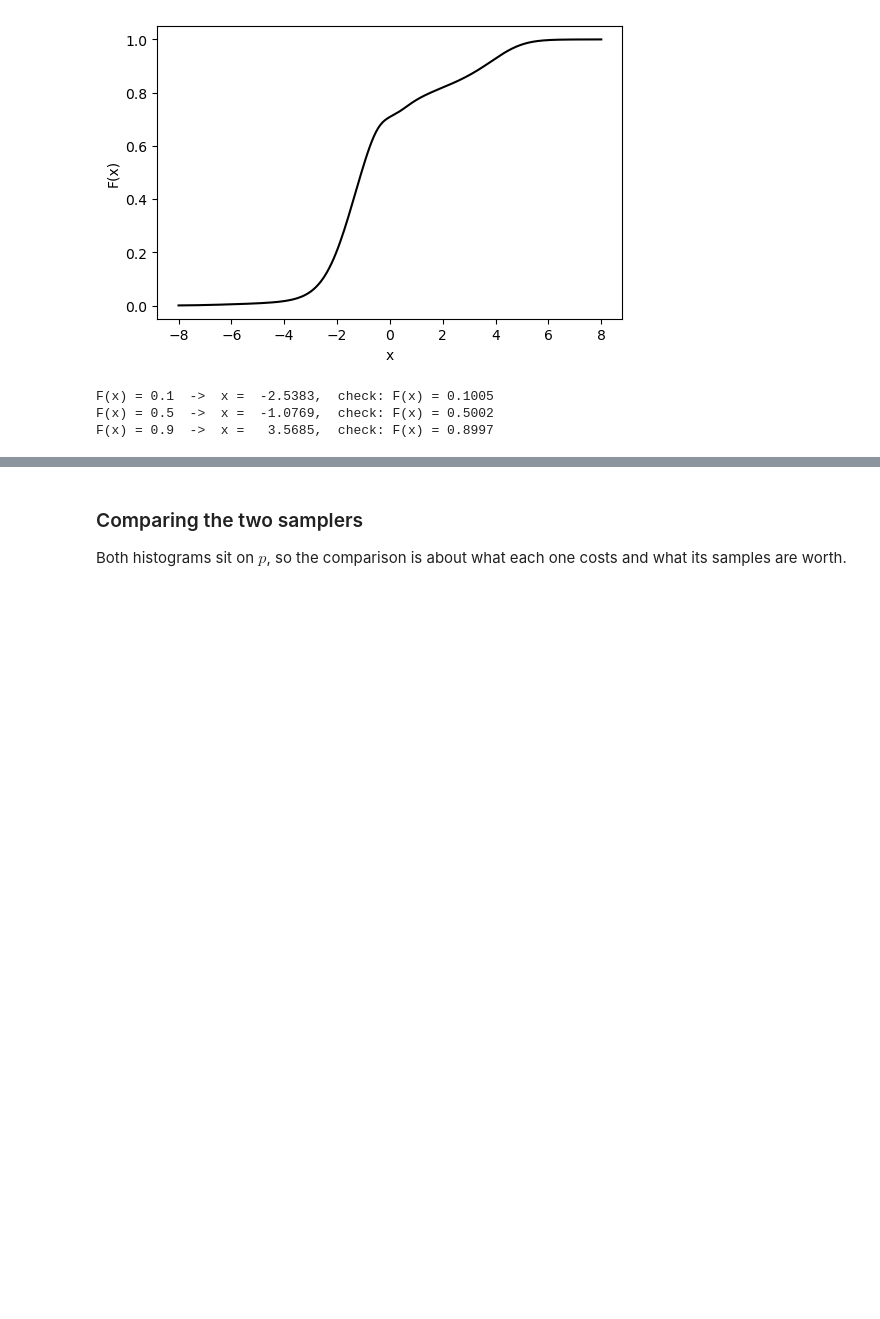
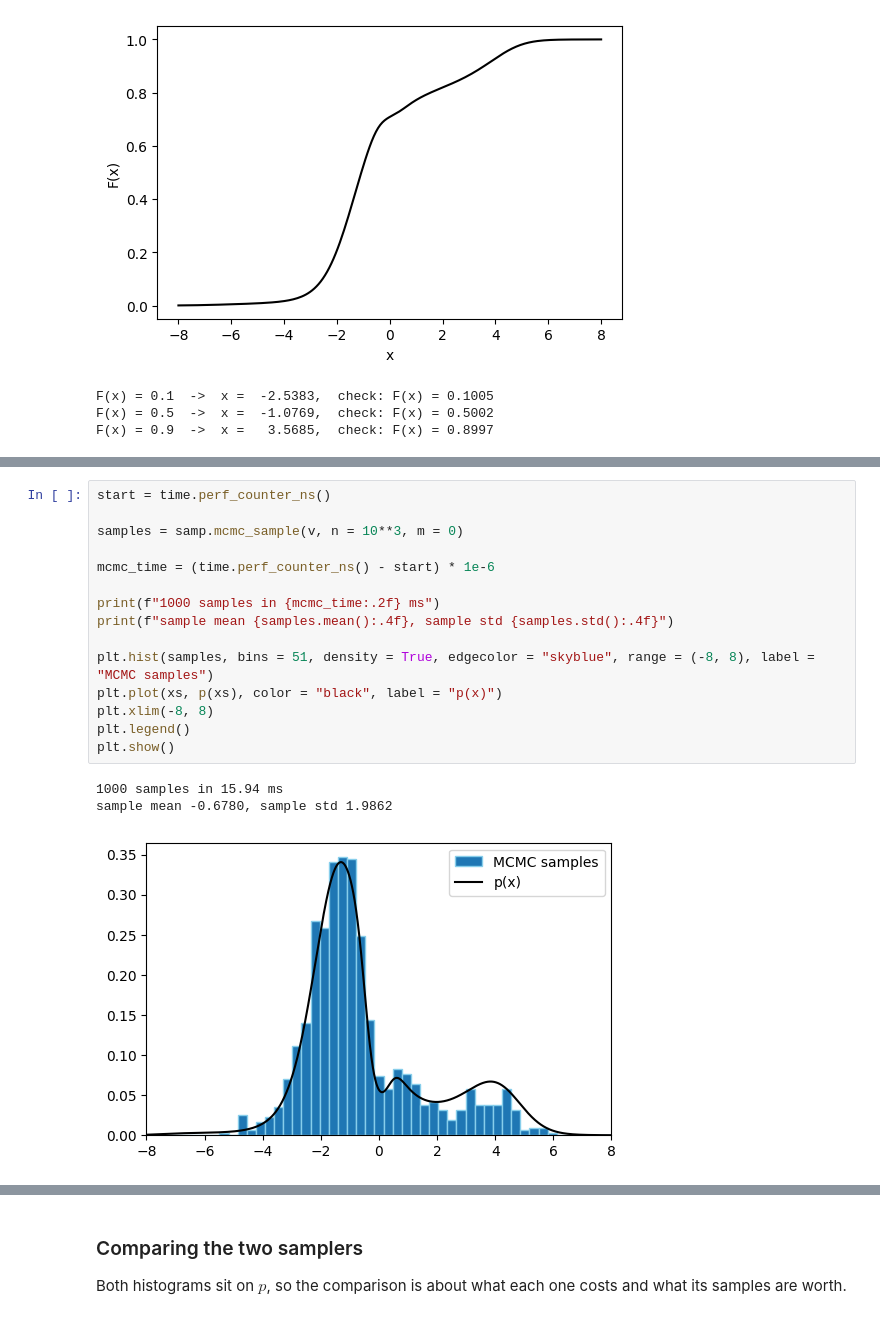
Before and after one commit to Niccolo-Bal/numerical-methods, a Jupyter notebook: methods/sampling.ipynb, the cells around one changed output, grey strips where cells are left out. Drawn from its saved outputs; the diff is of its cells as text; blank space fills up the shorter version.

```diff
--- a/methods/sampling.ipynb
+++ b/methods/sampling.ipynb
@@ -179,0 +116,19 @@ sample mean -0.4797, sample std 2.2352
+# %%
+start = time.perf_counter_ns()
+
+samples = samp.mcmc_sample(v, n = 10**3, m = 0)
+
+mcmc_time = (time.perf_counter_ns() - start) * 1e-6
+
+print(f"1000 samples in {mcmc_time:.2f} ms")
+print(f"sample mean {samples.mean():.4f}, sample std {samples.std():.4f}")
+
+plt.hist(samples, bins = 51, density = True, edgecolor = "skyblue", range = (-8, 8), label = "MCMC samples")
+plt.plot(xs, p(xs), color = "black", label = "p(x)")
+plt.xlim(-8, 8)
+plt.legend()
+plt.show()
+# %% [output]
+1000 samples in 15.94 ms
+sample mean -0.6780, sample std 1.9862
+[figure, new version]
```
Also changed, not shown: parts of 12 cells of this notebook, 2 other files.
